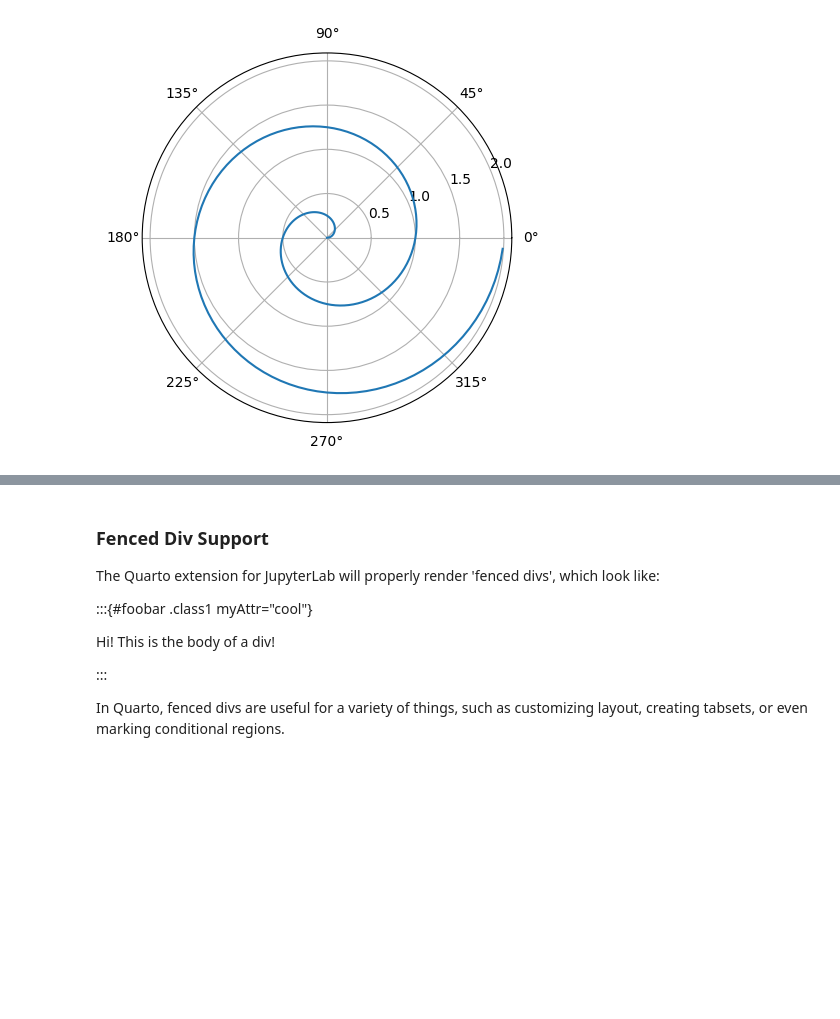
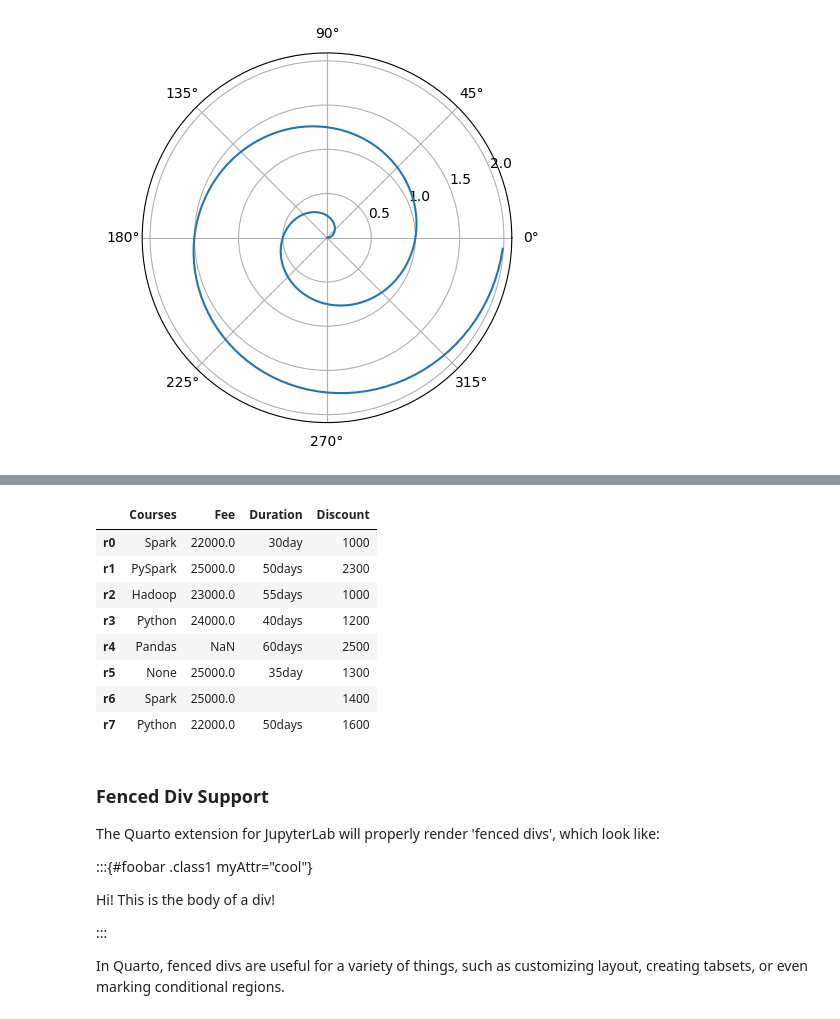
Before and after one commit to quarto-dev/quarto, a Jupyter notebook: apps/jupyterlab/example/example.ipynb, the cells around one changed output, grey strips where cells are left out. Cells and saved outputs as stored; diff of their text form; code cells hidden in the pictures; blank space fills up the shorter version.

Commit message:
Sample table

```diff
--- a/apps/jupyterlab/example/example.ipynb
+++ b/apps/jupyterlab/example/example.ipynb
@@ -58,6 +58,30 @@ You can also use a `div` to make a figure, a 'figure div' like so:
 A very cool image of a person working very hard.
 
 :::
+# %%
+#| label: tbl-pandas-example
+#| tbl-cap: This is a computationally generated example table.
+import pandas as pd
+import numpy as np
+technologies   = ({
+    'Courses':["Spark","PySpark","Hadoop","Python","Pandas",None,"Spark","Python"],
+    'Fee' :[22000,25000,23000,24000,np.nan,25000,25000,22000],
+    'Duration':['30day','50days','55days','40days','60days','35day','','50days'],
+    'Discount':[1000,2300,1000,1200,2500,1300,1400,1600]
+          })
+row_labels=['r0','r1','r2','r3','r4','r5','r6','r7']
+df = pd.DataFrame(technologies, index=row_labels)
+display(df)
+# %% [output]
+|  | Courses | Fee | Duration | Discount |
+| r0 | Spark | 22000.0 | 30day | 1000 |
+| r1 | PySpark | 25000.0 | 50days | 2300 |
+| r2 | Hadoop | 23000.0 | 55days | 1000 |
+| r3 | Python | 24000.0 | 40days | 1200 |
+| r4 | Pandas | NaN | 60days | 2500 |
+| r5 | None | 25000.0 | 35day | 1300 |
+| r6 | Spark | 25000.0 |  | 1400 |
+| r7 | Python | 22000.0 | 50days | 1600 |
 # %% [markdown]
 ### Fenced Div Support
 
```
Also changed, not shown: parts of 2 cells of this notebook.
